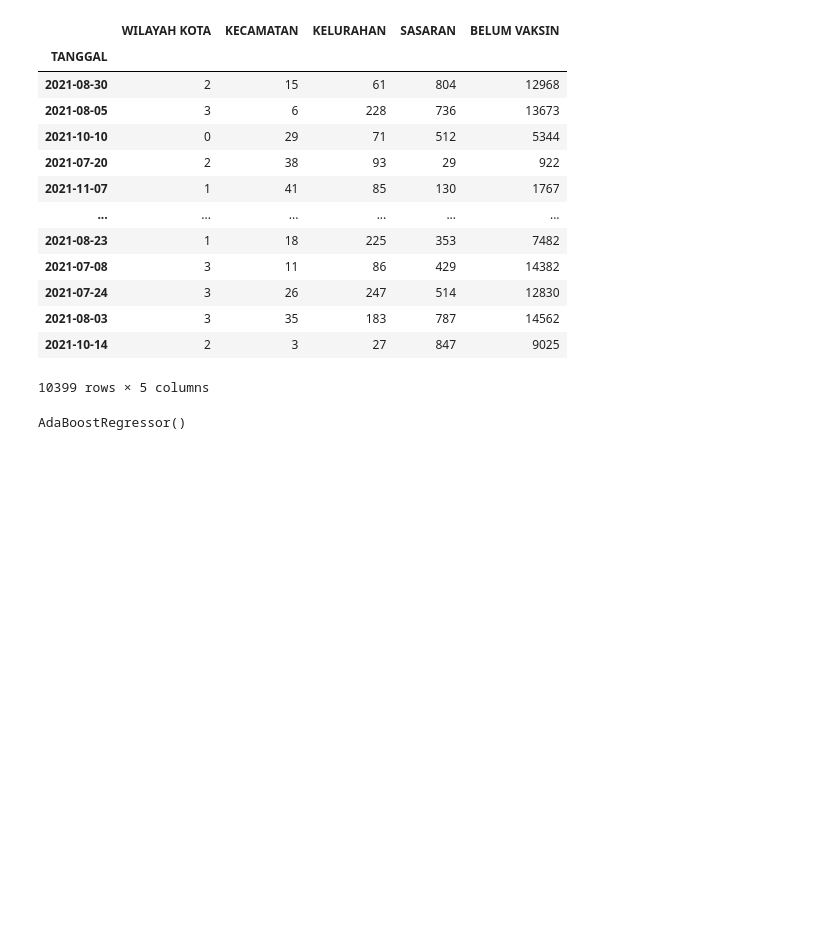
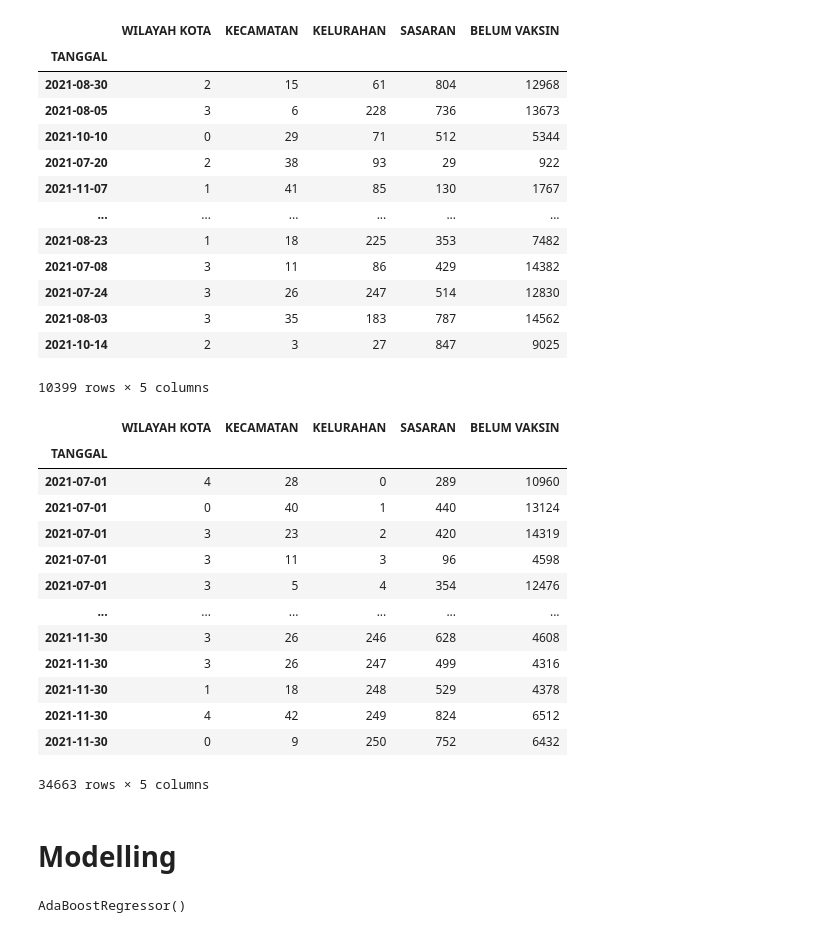
Before and after one commit to FerdyBerlianoP/Internship1, a Jupyter notebook: Untitled.ipynb, the cells around one changed output. Drawn from its saved outputs; the diff is of its cells as text; code cells hidden in the pictures; blank space fills up the shorter version.

```diff
--- a/Untitled.ipynb
+++ b/Untitled.ipynb
@@ -899,12 +899,31 @@ X_test
 | 2021-08-03 | 3 | 35 | 183 | 787 | 14562 |
 | 2021-10-14 | 2 | 3 | 27 | 847 | 9025 |
 10399 rows × 5 columns
+# %%
+X
+# %% [output]
+|  | WILAYAH KOTA | KECAMATAN | KELURAHAN | SASARAN | BELUM VAKSIN |
+| TANGGAL |  |  |  |  |  |
+| 2021-07-01 | 4 | 28 | 0 | 289 | 10960 |
+| 2021-07-01 | 0 | 40 | 1 | 440 | 13124 |
+| 2021-07-01 | 3 | 23 | 2 | 420 | 14319 |
+| 2021-07-01 | 3 | 11 | 3 | 96 | 4598 |
+| 2021-07-01 | 3 | 5 | 4 | 354 | 12476 |
+| ... | ... | ... | ... | ... | ... |
+| 2021-11-30 | 3 | 26 | 246 | 628 | 4608 |
+| 2021-11-30 | 3 | 26 | 247 | 499 | 4316 |
+| 2021-11-30 | 1 | 18 | 248 | 529 | 4378 |
+| 2021-11-30 | 4 | 42 | 249 | 824 | 6512 |
+| 2021-11-30 | 0 | 9 | 250 | 752 | 6432 |
+34663 rows × 5 columns
 # %%
 from sklearn.preprocessing import StandardScaler
 standardscaler=StandardScaler()
 X_train=standardscaler.fit_transform(X_train)
 # %%
 X_test=standardscaler.transform(X_test)
+# %% [markdown]
+# Modelling
 # %%
 from sklearn.ensemble import AdaBoostRegressor
 model=AdaBoostRegressor()
```
Also changed, not shown: parts of 5 cells of this notebook.
